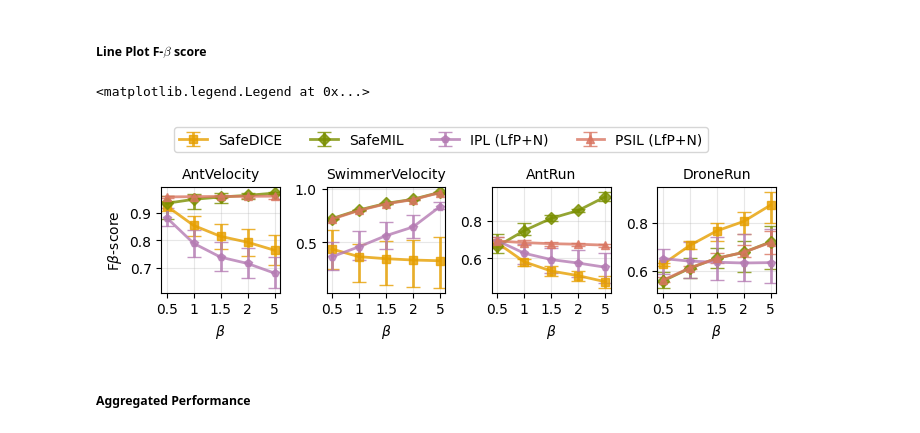
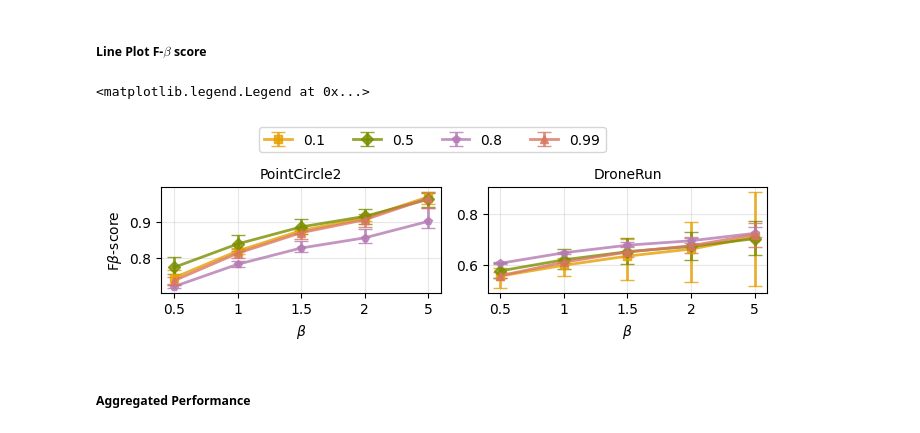
Before and after one commit to returaj/offline_mpc, a Jupyter notebook: dsrl_model/notebooks/safecl_plotting.ipynb, the cells around one changed output. Cells and saved outputs as stored; diff of their text form; code cells hidden in the pictures.

```diff
--- a/dsrl_model/notebooks/safecl_plotting.ipynb
+++ b/dsrl_model/notebooks/safecl_plotting.ipynb
@@ -314,11 +314,11 @@ fig.legend(handles, labels, loc='lower center', bbox_to_anchor=(0.5, 0.89),  nco
 
 # ALGOS = [("safedice", "SafeDICE"), ("uniq", "UNIQ"), ("osil", "OSIL (LfP+N)"), ("ipl", "IPL (LfP+N)"), ("safecl/embd_64_piconst_0.9_wdecay_fulltrans/best_maps", "PSIL (LfP+N)"),]
 # %%
-ALGOS = [("safecl_lfp_noreg/traj", "PSIL (wo/ reg)"), ("safecl_lfp/traj", "PSIL (w/ reg)")]
+# ALGOS = [("safecl_lfp_noreg/traj", "PSIL (wo/ reg)"), ("safecl_lfp/traj", "PSIL (w/ reg)")]
 
-# ALGOS = [("safecl/embd_64_vtemp_1.0_piconst_0.9_wdecay_firsttrans/batch_64_pitemp_0.15/constant_projection", "SafeCL (0.15)"), ("safecl/embd_64_vtemp_1.0_piconst_0.9_wdecay_firsttrans/batch_64_pitemp_0.2/constant_projection", "SafeCL (0.2)"), ("safecl/embd_64_vtemp_1.0_piconst_0.9_wdecay_firsttrans/batch_64_pitemp_0.33/constant_projection", "SafeCL (0.33)"),]
+# ALGOS = [("safecl/embd_64_piconst_0.9_wdecay_fulltrans/ablation/eta/eta_0.1", "0.1"), ("safecl/embd_64_piconst_0.9_wdecay_fulltrans/ablation/eta/eta_0.5", "0.5"), ("safecl/embd_64_piconst_0.9_wdecay_fulltrans/ablation/eta/eta_0.9", "0.9"), ("safecl/embd_64_piconst_0.9_wdecay_fulltrans/ablation/eta/eta_0.99", "0.99")]
 
-# ALGOS = [("safecl/embd_64_vtemp_1.0_piconst_0.9_wdecay_firsttrans/batch_64_pitemp_0.2/model_projection", "SafeCL (model)"), ("safecl/embd_64_vtemp_1.0_piconst_0.9_wdecay_firsttrans/batch_64_pitemp_0.2/no_projection", "SafeCL (no)"), ("safecl/embd_64_vtemp_1.0_piconst_0.9_wdecay_firsttrans/batch_64_pitemp_0.2/constant_projection", "SafeCL (constant)"),]
+ALGOS = [("safecl/embd_64_piconst_0.9_wdecay_fulltrans/ablation/lmbda/lmbda_0.1", "0.1"), ("safecl/embd_64_piconst_0.9_wdecay_fulltrans/ablation/lmbda/lmbda_0.5", "0.5"), ("safecl/embd_64_piconst_0.9_wdecay_fulltrans/ablation/lmbda/lmbda_0.8", "0.8"), ("safecl/embd_64_piconst_0.9_wdecay_fulltrans/ablation/lmbda/lmbda_0.99", "0.99")]
 
 # ALGOS = [("safemil/batch_4_bag_32", "SafeMIL"),  ("safecl/embd_64_vtemp_1.0_piconst_0.9_wdecay_firsttrans/best_maps", "SafeCL (constant)"),]
 
@@ -461,37 +461,34 @@ def generate_fbeta_figures(hyperparams, tasks, cost_betas, plot_type='combined')
 # %%
 hyperparams = "neg_union_full/only_for_reporting"
 
 plot_type = "combined"
 cost_betas = [0.5, 1, 1.5, 2, 5]
 
 # tasks = ['PointGoal1', "CarGoal1",]
 # tasks = ['PointCircle2', "CarCircle2"]
 # tasks = [ "AntVelocity", "SwimmerVelocity"]
 # tasks = ["Walker2dVelocity", "HopperVelocity",]
 # tasks = ["DroneRun", "DroneCircle",]
 # tasks = ["AntRun", "AntCircle"]
 
-key = "LfP"
+key = "LfPN"
 # tasks = ["PointCircle2", "PointGoal1", "CarCircle2", "CarGoal1"]
-tasks = ["AntVelocity", "SwimmerVelocity", "AntRun", "DroneRun",]
+# tasks = ["AntVelocity", "SwimmerVelocity", "AntRun", "DroneRun",]
 
-# tasks = ["PointCircle2", "DroneRun"]
+tasks = ["PointCircle2", "DroneRun"]
 
 fig, ax = generate_fbeta_figures(hyperparams, tasks, cost_betas, plot_type)
 single_ax = ax[0] if plot_type == 'combined' else ax[0, 0]
 handles, labels = single_ax.get_legend_handles_labels()
 
 # # 1. Compress the subplots area tightly to the top 92% of the canvas
 fig.tight_layout(rect=[0, 0, 1, 0.92])
 
 # # Create a single legend for all subplots
 fig.legend(handles, labels, loc='lower center', bbox_to_anchor=(0.5, 0.89),  ncol=5, fontsize=10)
-
-# fig.legend(handles, labels, loc='upper center', ncol=len(ALGOS), fontsize=10)
-# fig.tight_layout()
 # %% [output]
 <matplotlib.legend.Legend at 0x...>
-[figure, old version]
+[figure, new version]
 # %% [markdown]
 ##### Aggregated Performance
 # %%
```
Also changed, not shown: parts of 15 cells of this notebook, 1 other file.
